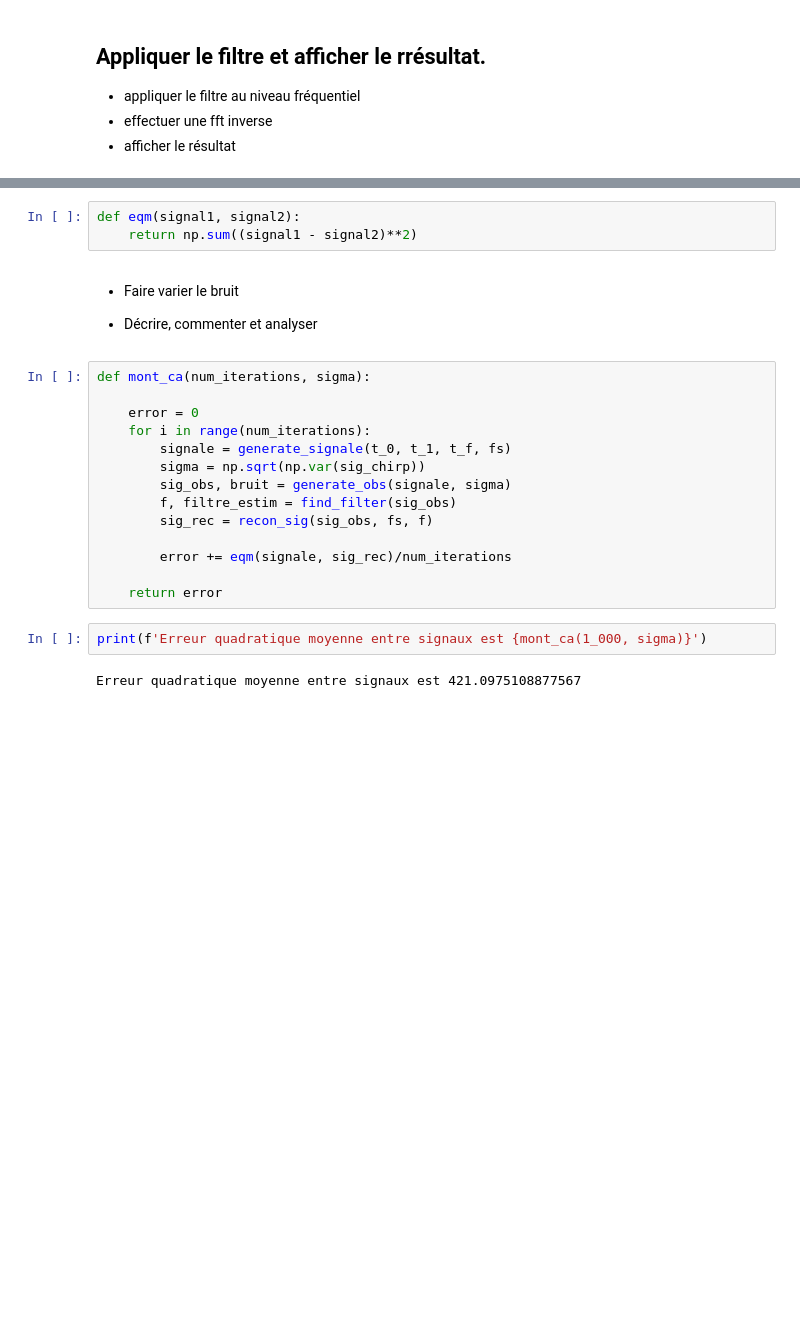
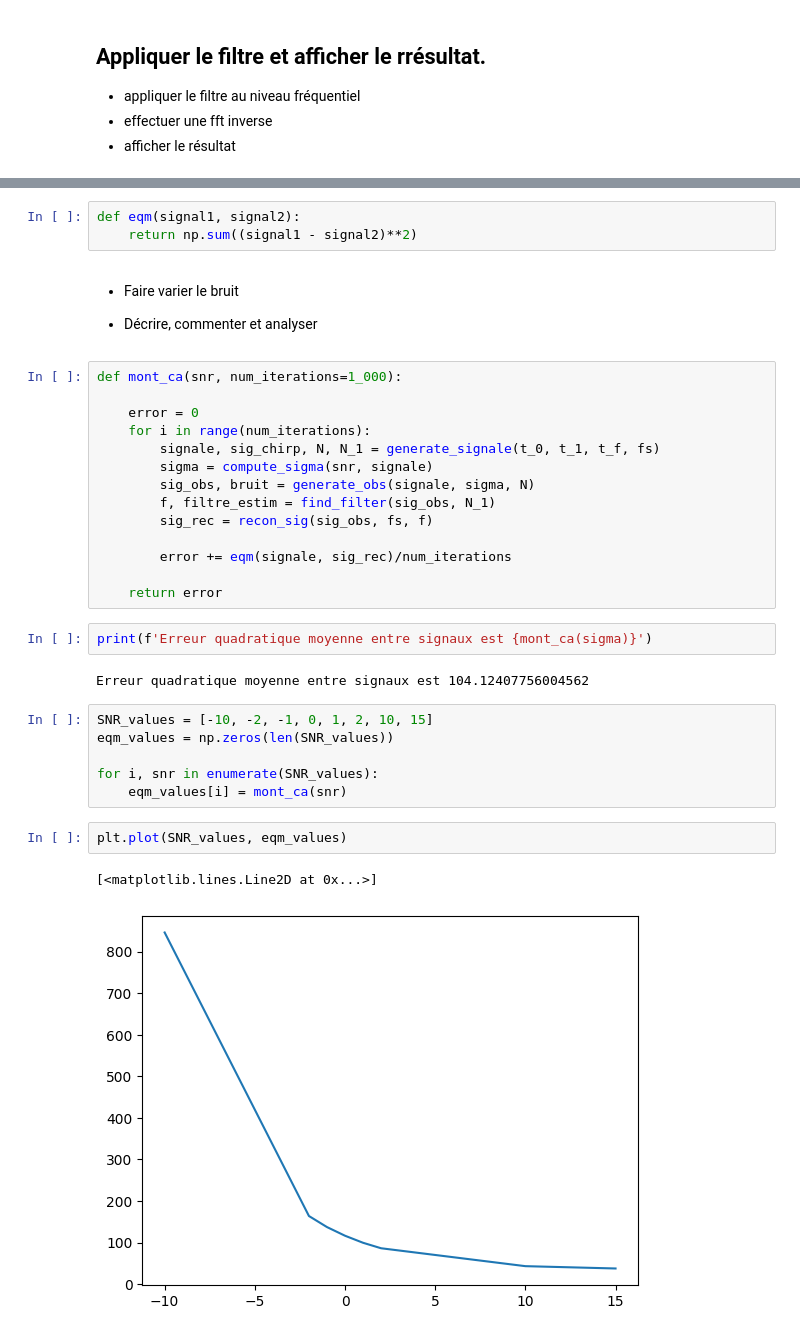
Before and after one commit to m23ayou2/UE_G, a Jupyter notebook: TP5_20260227.ipynb, the cells around one changed output, grey strips where cells are left out. Drawn from its saved outputs; the diff is of its cells as text; blank space fills up the shorter version.

```diff
--- a/TP5_20260227.ipynb
+++ b/TP5_20260227.ipynb
@@ -181,25 +187,36 @@ plt.plot(signale)
-# %%
-def eqm(signal1, signal2):
-    return np.sum((signal1 - signal2)**2)
+# %%
+def eqm(signal1, signal2):
+    return np.sum((signal1 - signal2)**2)
 # %% [markdown]
 - Faire varier le bruit
 
 - Décrire, commenter et analyser
 # %%
-def mont_ca(num_iterations, sigma):
+def mont_ca(snr, num_iterations=1_000):
 
     error = 0
     for i in range(num_iterations):
-        signale = generate_signale(t_0, t_1, t_f, fs)
-        sigma = np.sqrt(np.var(sig_chirp))
-        sig_obs, bruit = generate_obs(signale, sigma)
-        f, filtre_estim = find_filter(sig_obs)
+        signale, sig_chirp, N, N_1 = generate_signale(t_0, t_1, t_f, fs)
+        sigma = compute_sigma(snr, signale)
+        sig_obs, bruit = generate_obs(signale, sigma, N)
+        f, filtre_estim = find_filter(sig_obs, N_1)
         sig_rec = recon_sig(sig_obs, fs, f)
 
         error += eqm(signale, sig_rec)/num_iterations
 
     return error
-# %%
-print(f'Erreur quadratique moyenne entre signaux est {mont_ca(1_000, sigma)}')
-# %% [output]
-Erreur quadratique moyenne entre signaux est 421.0975108877567
+# %%
+print(f'Erreur quadratique moyenne entre signaux est {mont_ca(sigma)}')
+# %% [output]
+Erreur quadratique moyenne entre signaux est 104.12407756004562
+# %%
+SNR_values = [-10, -2, -1, 0, 1, 2, 10, 15]
+eqm_values = np.zeros(len(SNR_values))
+
+for i, snr in enumerate(SNR_values):
+    eqm_values[i] = mont_ca(snr)
+# %%
+plt.plot(SNR_values, eqm_values)
+# %% [output]
+[<matplotlib.lines.Line2D at 0x...>]
+[figure, added]
```
Also changed, not shown: parts of 21 cells of this notebook, 1 other file.
